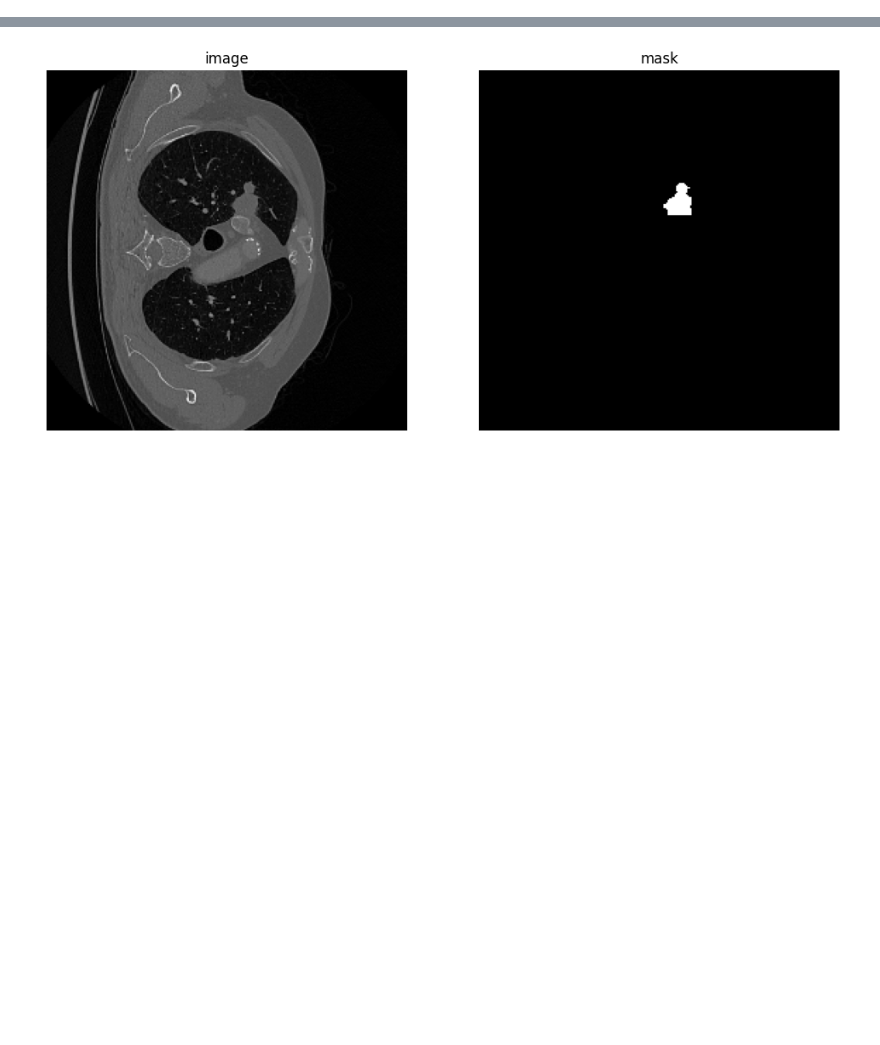
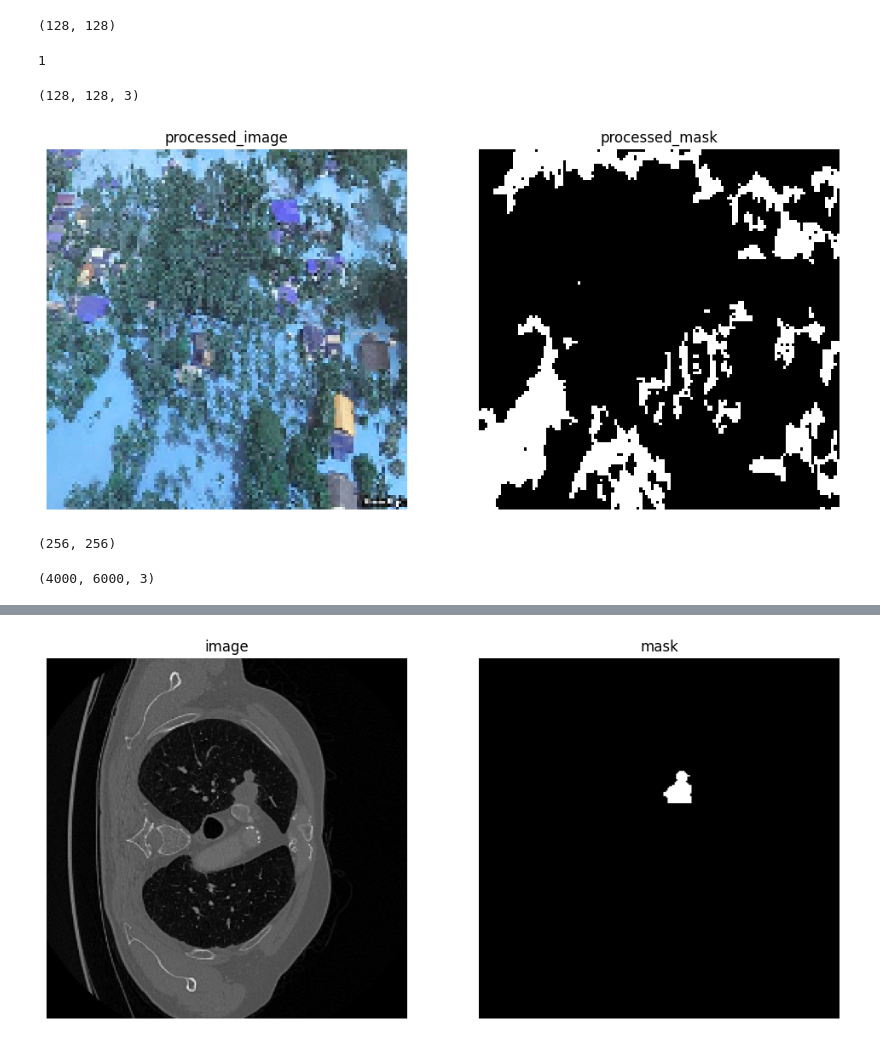
Before and after one commit to SalimFares4/Active-Learning-Segmentation, a Jupyter notebook: scripts/notebooks/04-Data-preparation.ipynb, the cells around one changed output, grey strips where cells are left out. Drawn from its saved outputs; the diff is of its cells as text; code cells hidden in the pictures; blank space fills up the shorter version.

```diff
--- a/scripts/notebooks/04-Data-preparation.ipynb
+++ b/scripts/notebooks/04-Data-preparation.ipynb
@@ -43,0 +213,35 @@ def create_df(images_path, masks_path, df_name=None):
+# %%
+for i in range(len(flood_df)):
+    processed_mask = (cv2.resize(cv2.cvtColor(cv2.imread(flood_df["raw_masks"][i]), cv2.COLOR_BGR2GRAY), (128, 128), interpolation=cv2.INTER_CUBIC)/255).astype(np.uint8)
+    if processed_mask.sum()>0:
+        processed_image = cv2.resize(cv2.cvtColor(cv2.imread(flood_df["raw_images"][i]), cv2.COLOR_BGR2RGB), (128,128), interpolation=cv2.INTER_CUBIC)
+        break
+# %%
+processed_mask.shape
+# %% [output]
+(128, 128)
+# %%
+processed_mask.max()
+# %% [output]
+1
+# %%
+processed_image.shape
+# %% [output]
+(128, 128, 3)
+# %%
+sv.plot_images_grid(
+    images=[processed_image, processed_mask],
+    grid_size=(1, 2),
+    titles=['processed_image', 'processed_mask']
+
+)
+# %% [output]
+[figure, added]
+# %%
+processed_mask.shape
+# %% [output]
+(256, 256)
+# %%
+raw_masks.shape
+# %% [output]
+(4000, 6000, 3)
```
Also changed, not shown: parts of 19 cells of this notebook, 19 other files.
